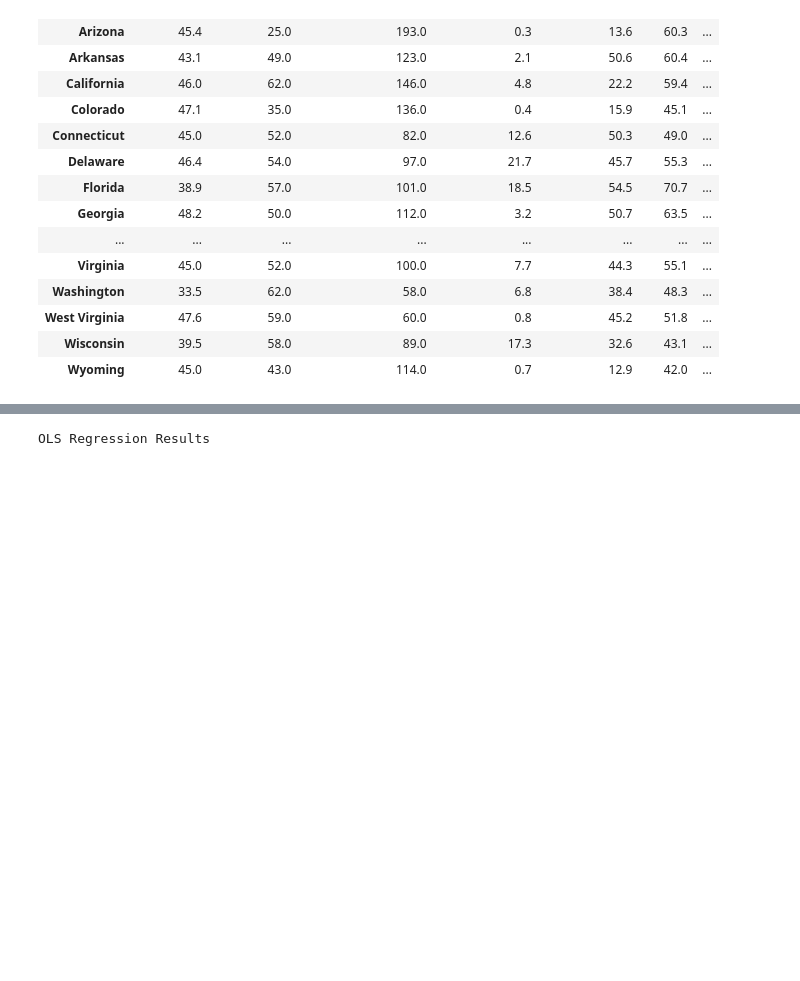
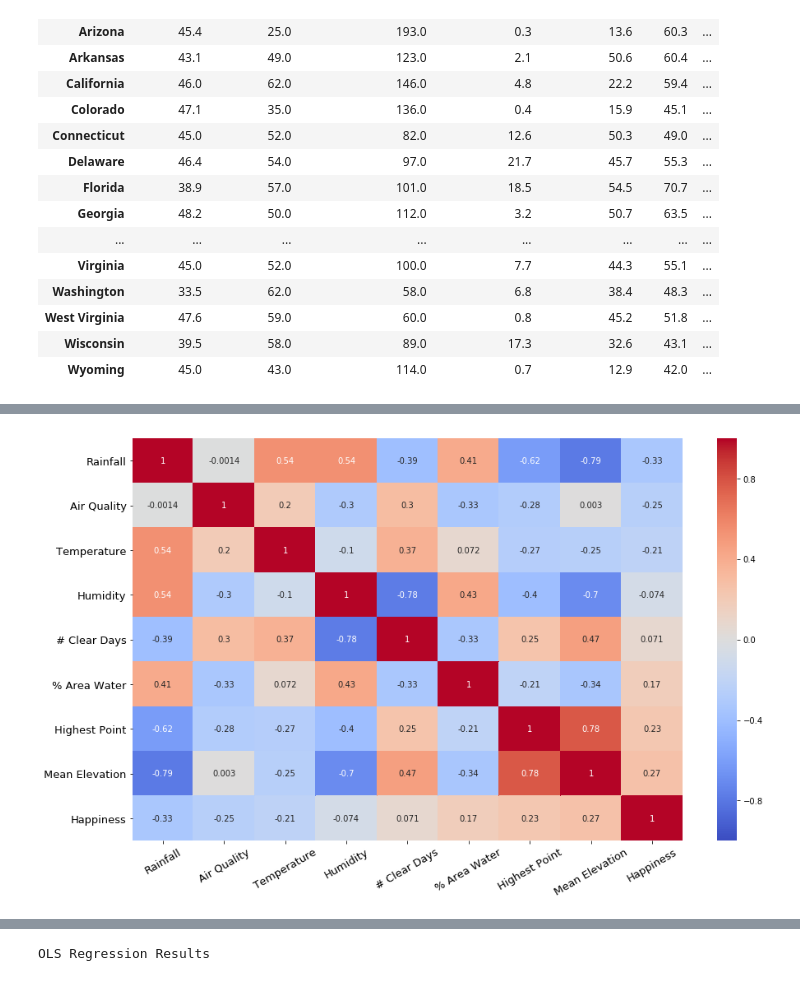
Before and after one commit to danielwilentz/Climate-Topography-vs.-Happiness, a Jupyter notebook: combine_data.ipynb, the cells around one changed output, grey strips where cells are left out. Drawn from its saved outputs; the diff is of its cells as text; code cells hidden in the pictures; blank space fills up the shorter version.

```diff
--- a/combine_data.ipynb
+++ b/combine_data.ipynb
@@ -283,0 +304,15 @@ heatmap.figure.savefig("data/feature_heatmap.png")
+# %%
+reordered = new_combined_df[['rainfall_inches', 'air_quality', 'temp_f', 'rel_humidity', 'avg_num_clear_days', 'pct_area_water', 'highest_point_ft', 'mean_elevation_ft', 'happiness_avg']]
+# %%
+fig, ax = plt.subplots(figsize=(15,9))
+heatmap = sns.heatmap(reordered.corr(), cmap='coolwarm', annot=True, vmin=-1, vmax=1);
+
+labels = ['Rainfall', 'Air Quality', 'Temperature', 'Humidity', '# Clear Days', '% Area Water',
+         'Highest Point', 'Mean Elevation', 'Happiness']
+
+ax.set_yticklabels(labels, fontsize = 13)
+ax.set_xticklabels(labels, rotation=30, fontsize = 13)
+# ax.set_title('Feature Correlation Heatmap')
+heatmap.figure.savefig("data/feature_heatmap.png")
+# %% [output]
+[figure, added]
```
Also changed, not shown: parts of 8 cells of this notebook, 12 other files.
